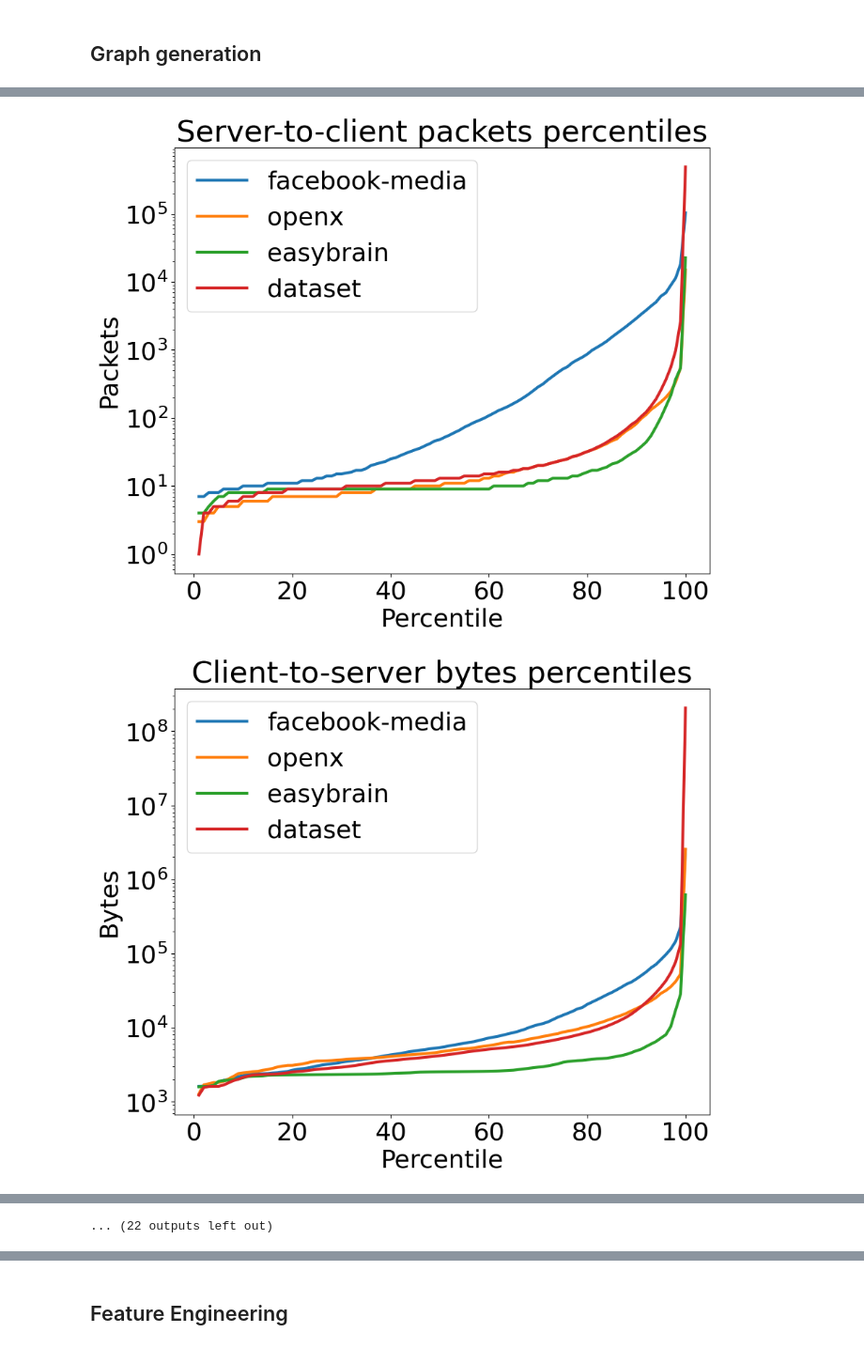
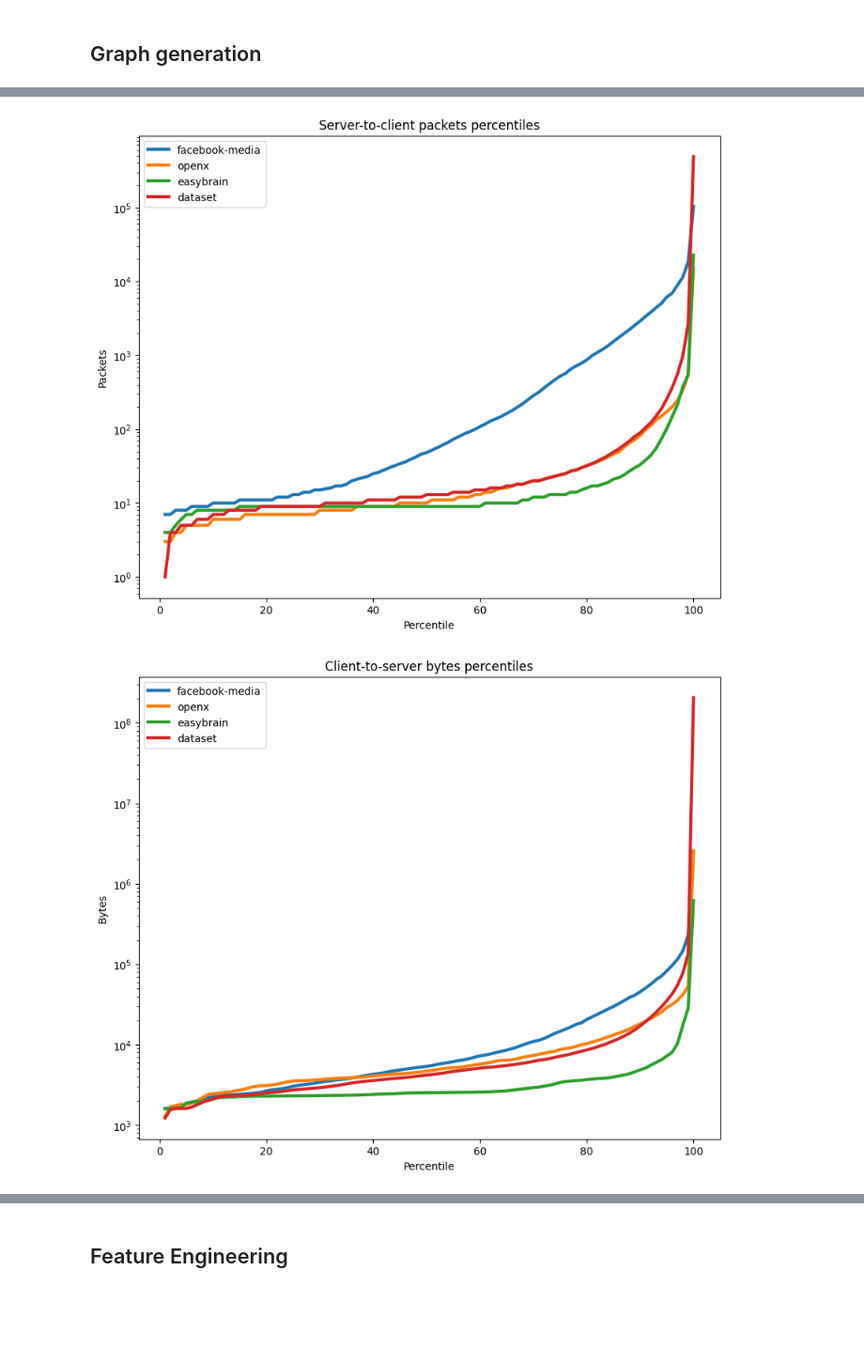
Before and after one commit to Hedgezi/bachelors-diploma, a Jupyter notebook: statistical_analysis.ipynb, the cells around one changed output, grey strips where cells are left out. Shown at 94% size. Cells and saved outputs as stored; diff of their text form; code cells hidden in the pictures; blank space fills up the shorter version.

```diff
--- a/statistical_analysis.ipynb
+++ b/statistical_analysis.ipynb
@@ -69,14 +69,18 @@ Declare a function for properly saving the plots
 # %%
 import os
 
-def save_fig_to_images_dir(fig, fig_name, images_dir="images/statistical_analysis/"):
+ARE_PICTURES_SAVED = False
+
+# plt.rcParams.update({'font.size': 26})
+
+def save_fig_to_images_dir(fig, fig_name, images_dir=("images", "statistical_analysis")):
     try:
         os.makedirs(images_dir)
     except FileExistsError:
         pass
 
     try:
-        fig.savefig(os.path.join(images_dir, fig_name), dpi=300, bbox_inches='tight',
+        fig.savefig(os.path.join(*images_dir, fig_name), dpi=300, bbox_inches='tight',
                     format='pdf', transparent=True, pad_inches=0.1)
         print(f"Figure {fig_name} saved successfully.")
     except Exception as e:
@@ -345,7 +345,6 @@ for apps in apps_set:
 
         # plot all three on the same graph, on log scale
         fig, ax = plt.subplots(figsize=(10, 8))
-        # plt.rcParams.update({'font.size': 26})
         ax.set_yscale("log")
         for app in apps[1]:
             app_packets_percentiles = np.percentile(data_df[column][data_df[app[0]] == app[1]], percentiles)
@@ -355,5 +354,5 @@ for apps in apps_set:
         ax.set_xlabel("Percentile")
         ax.set_ylabel(column_explanation[1])
         ax.legend()
-        save_fig_to_images_dir(fig, f"{column}_{apps[0]}_comparison.pdf")
+        if ARE_PICTURES_SAVED: save_fig_to_images_dir(fig, f"{column}_{apps[0]}_comparison.pdf")
 # %% [output]
@@ -393,2 +360,2 @@ Figure PPI_DURATION_games_comparison.pdf saved successfully.
-[figure, old version]
+[figure, new version]
-[figure, old version]
+[figure, new version]
@@ -402 +368,0 @@ Figure PPI_DURATION_games_comparison.pdf saved successfully.
-... (22 outputs left out)
```
Also changed, not shown: parts of 4 cells of this notebook, 8 other files.
